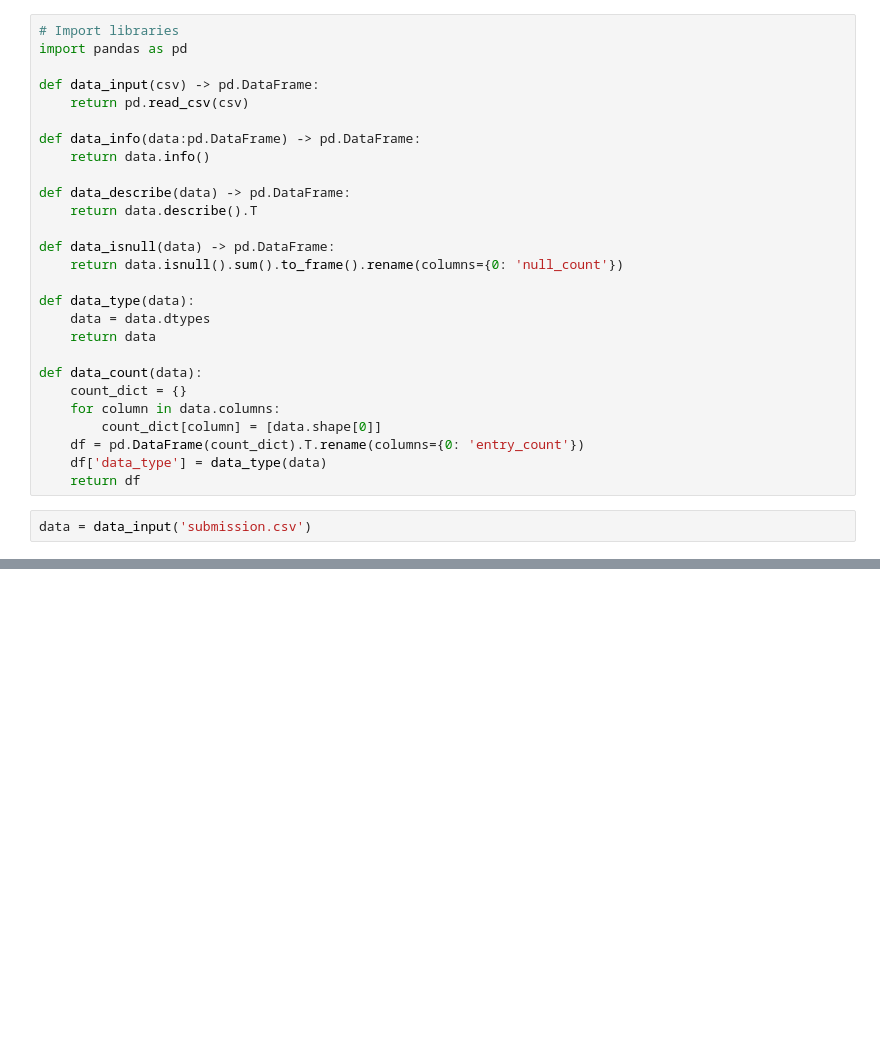
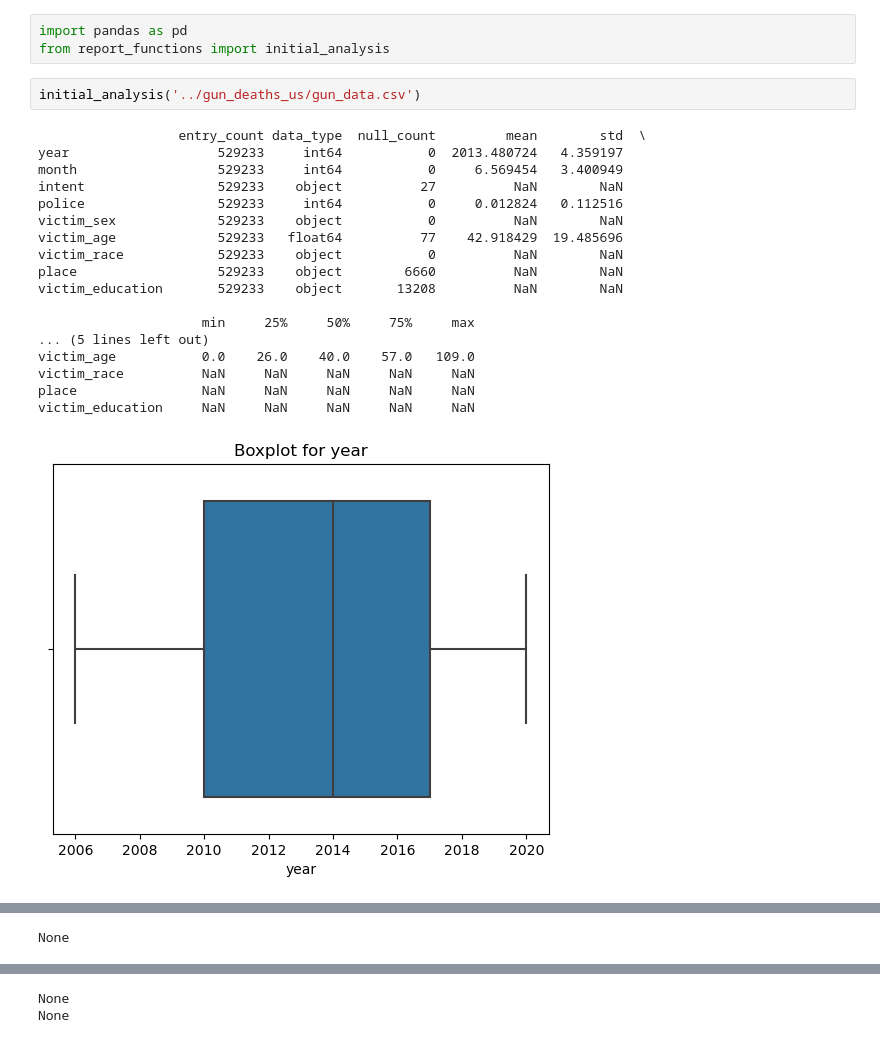
Before and after one commit to Kanustu/FirstGlance, a Jupyter notebook: analysis_report.ipynb, the cells around one changed output, grey strips where cells are left out. Drawn from its saved outputs; the diff is of its cells as text; blank space fills up the shorter version.

```diff
--- a/analysis_report.ipynb
+++ b/analysis_report.ipynb
@@ -1,29 +1,24 @@
 # %%
-# Import libraries
 import pandas as pd
-
-def data_input(csv) -> pd.DataFrame:
-    return pd.read_csv(csv)
-
-def data_info(data:pd.DataFrame) -> pd.DataFrame:
-    return data.info()
-
-def data_describe(data) -> pd.DataFrame:
-    return data.describe().T
-
-def data_isnull(data) -> pd.DataFrame:
-    return data.isnull().sum().to_frame().rename(columns={0: 'null_count'})
-
-def data_type(data):
-    data = data.dtypes
-    return data
-
-def data_count(data):
-    count_dict = {}
-    for column in data.columns:
-        count_dict[column] = [data.shape[0]]
-    df = pd.DataFrame(count_dict).T.rename(columns={0: 'entry_count'})
-    df['data_type'] = data_type(data)
-    return df
+from report_functions import initial_analysis
 # %%
-data = data_input('submission.csv')
+initial_analysis('../gun_deaths_us/gun_data.csv')
+# %% [output]
+                  entry_count data_type  null_count         mean        std  \
+year                   529233     int64           0  2013.480724   4.359197
+month                  529233     int64           0     6.569454   3.400949
+intent                 529233    object          27          NaN        NaN
+police                 529233     int64           0     0.012824   0.112516
+victim_sex             529233    object           0          NaN        NaN
+victim_age             529233   float64          77    42.918429  19.485696
+victim_race            529233    object           0          NaN        NaN
+place                  529233    object        6660          NaN        NaN
+victim_education       529233    object       13208          NaN        NaN
+
+                     min     25%     50%     75%     max
+... (5 lines left out)
+victim_age           0.0    26.0    40.0    57.0   109.0
+victim_race          NaN     NaN     NaN     NaN     NaN
+place                NaN     NaN     NaN     NaN     NaN
+victim_education     NaN     NaN     NaN     NaN     NaN
+[figure, added]
@@ -29,0 +28 @@ data = data_input('submission.csv')
+None
@@ -29,0 +33,2 @@ data = data_input('submission.csv')
+None
+None
```
Also changed, not shown: parts of 2 cells of this notebook, 2 other files.
